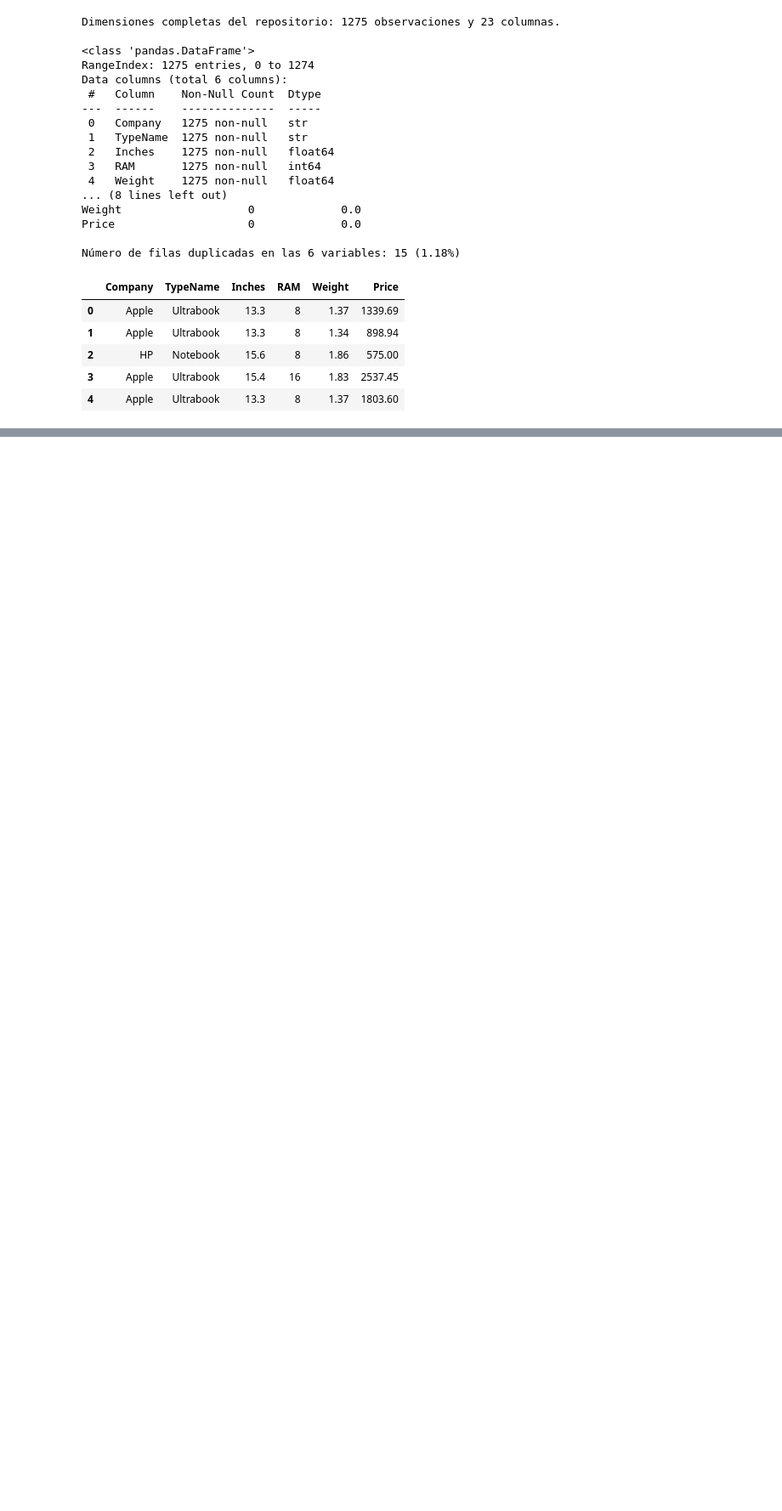
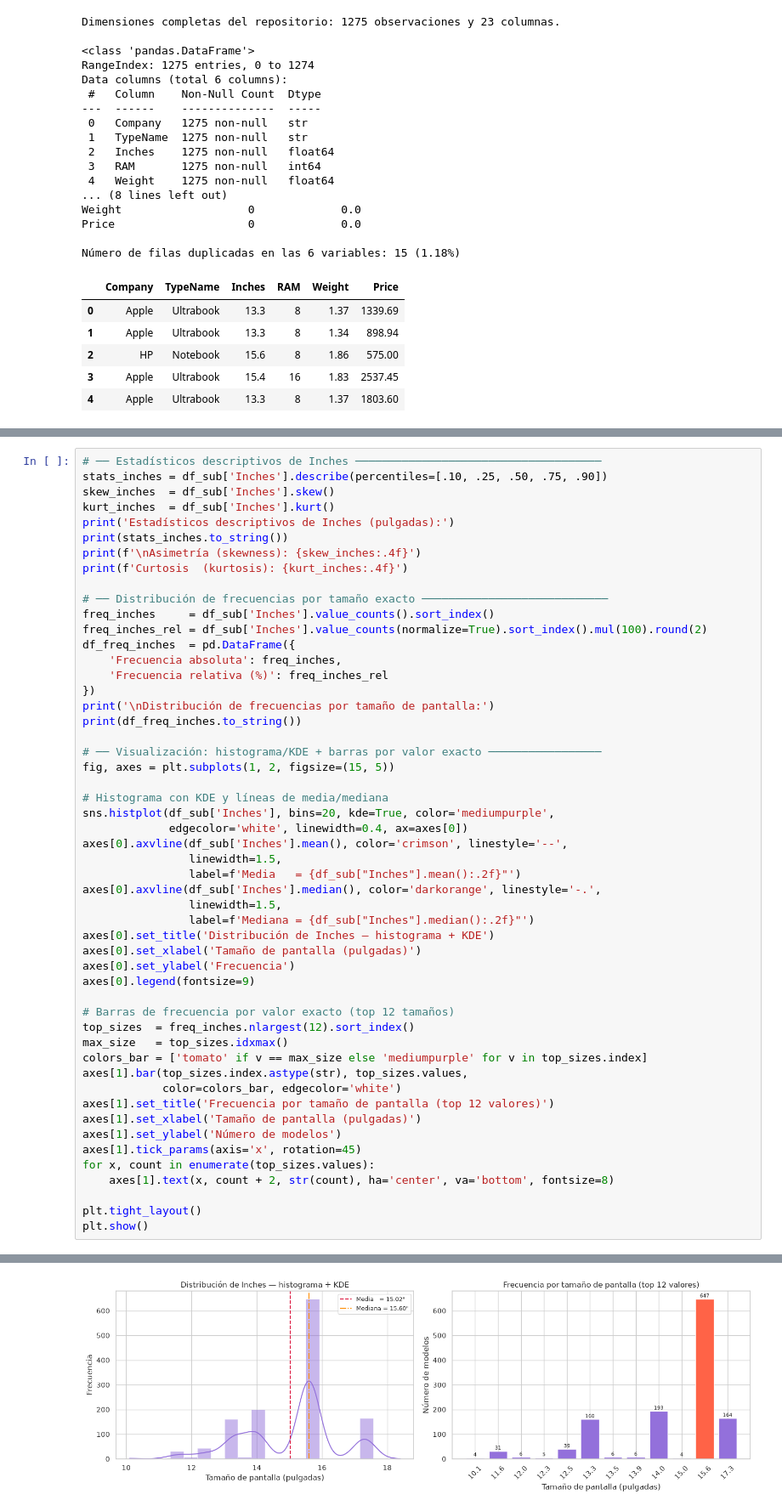
Before and after one commit to t8rx/fundamentos-de-datos, a Jupyter notebook: pl1_ciencia_datos.ipynb, the cells around one changed output, grey strips where cells are left out. Shown at 85% size. Drawn from its saved outputs; the diff is of its cells as text; blank space fills up the shorter version.

```diff
--- a/pl1_ciencia_datos.ipynb
+++ b/pl1_ciencia_datos.ipynb
@@ -153,0 +403,53 @@ Esta gran predominancia de unas pocas marcas es completamente coherente con sus
+# %%
+# ── Estadísticos descriptivos de Inches ─────────────────────────────────────
+stats_inches = df_sub['Inches'].describe(percentiles=[.10, .25, .50, .75, .90])
+skew_inches  = df_sub['Inches'].skew()
+kurt_inches  = df_sub['Inches'].kurt()
+print('Estadísticos descriptivos de Inches (pulgadas):')
+print(stats_inches.to_string())
+print(f'\nAsimetría (skewness): {skew_inches:.4f}')
+print(f'Curtosis  (kurtosis): {kurt_inches:.4f}')
+
+# ── Distribución de frecuencias por tamaño exacto ────────────────────────────
+freq_inches     = df_sub['Inches'].value_counts().sort_index()
+freq_inches_rel = df_sub['Inches'].value_counts(normalize=True).sort_index().mul(100).round(2)
+df_freq_inches  = pd.DataFrame({
+    'Frecuencia absoluta': freq_inches,
+    'Frecuencia relativa (%)': freq_inches_rel
+})
+print('\nDistribución de frecuencias por tamaño de pantalla:')
+print(df_freq_inches.to_string())
+
+# ── Visualización: histograma/KDE + barras por valor exacto ─────────────────
+fig, axes = plt.subplots(1, 2, figsize=(15, 5))
+
+# Histograma con KDE y líneas de media/mediana
+sns.histplot(df_sub['Inches'], bins=20, kde=True, color='mediumpurple',
+             edgecolor='white', linewidth=0.4, ax=axes[0])
+axes[0].axvline(df_sub['Inches'].mean(), color='crimson', linestyle='--',
+                linewidth=1.5,
+                label=f'Media   = {df_sub["Inches"].mean():.2f}"')
+axes[0].axvline(df_sub['Inches'].median(), color='darkorange', linestyle='-.',
+                linewidth=1.5,
+                label=f'Mediana = {df_sub["Inches"].median():.2f}"')
+axes[0].set_title('Distribución de Inches — histograma + KDE')
+axes[0].set_xlabel('Tamaño de pantalla (pulgadas)')
+axes[0].set_ylabel('Frecuencia')
+axes[0].legend(fontsize=9)
+
+# Barras de frecuencia por valor exacto (top 12 tamaños)
+top_sizes  = freq_inches.nlargest(12).sort_index()
+max_size   = top_sizes.idxmax()
+colors_bar = ['tomato' if v == max_size else 'mediumpurple' for v in top_sizes.index]
+axes[1].bar(top_sizes.index.astype(str), top_sizes.values,
+            color=colors_bar, edgecolor='white')
+axes[1].set_title('Frecuencia por tamaño de pantalla (top 12 valores)')
+axes[1].set_xlabel('Tamaño de pantalla (pulgadas)')
+axes[1].set_ylabel('Número de modelos')
+axes[1].tick_params(axis='x', rotation=45)
+for x, count in enumerate(top_sizes.values):
+    axes[1].text(x, count + 2, str(count), ha='center', va='bottom', fontsize=8)
+
+plt.tight_layout()
+plt.show()
+# %% [output]
@@ -153,0 +473 @@ Esta gran predominancia de unas pocas marcas es completamente coherente con sus
+[figure, added]
```
Also changed, not shown: parts of 38 cells of this notebook, 1 other file.
